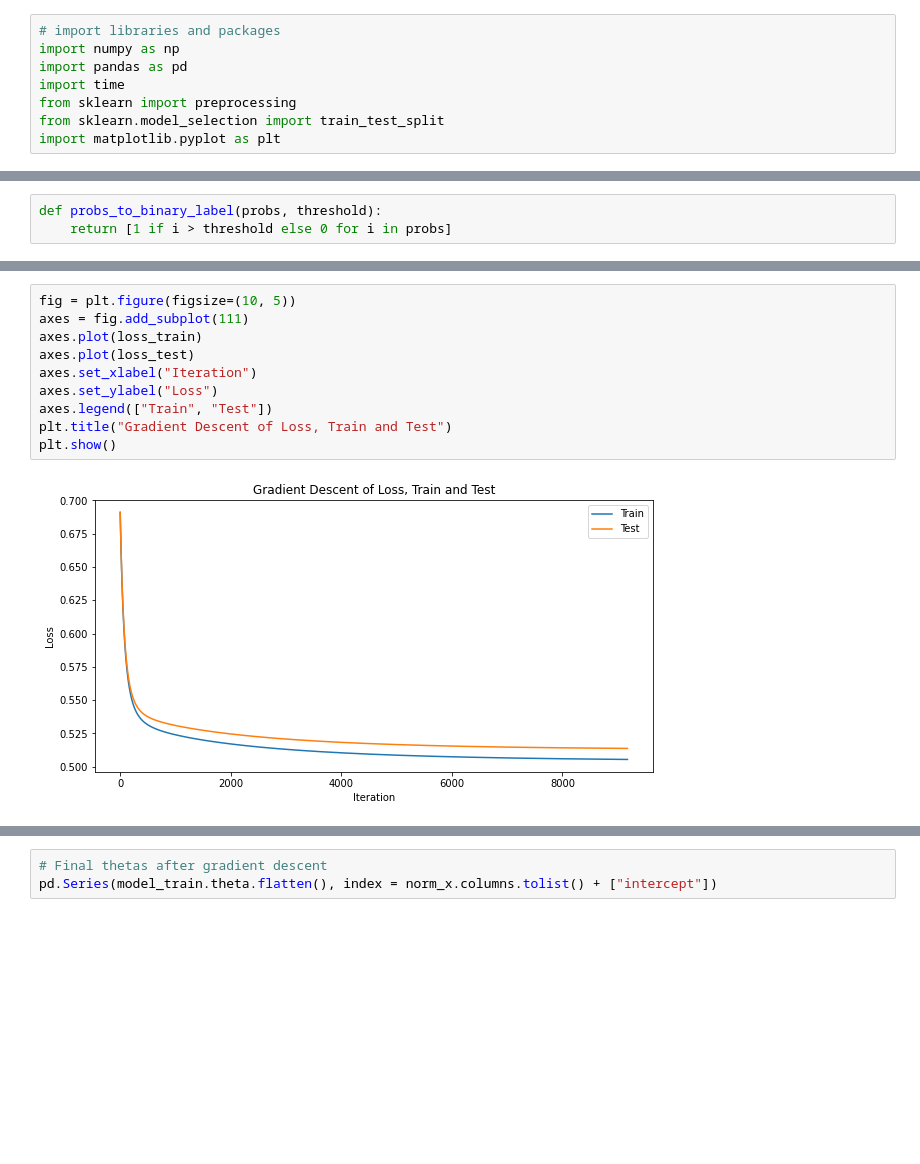
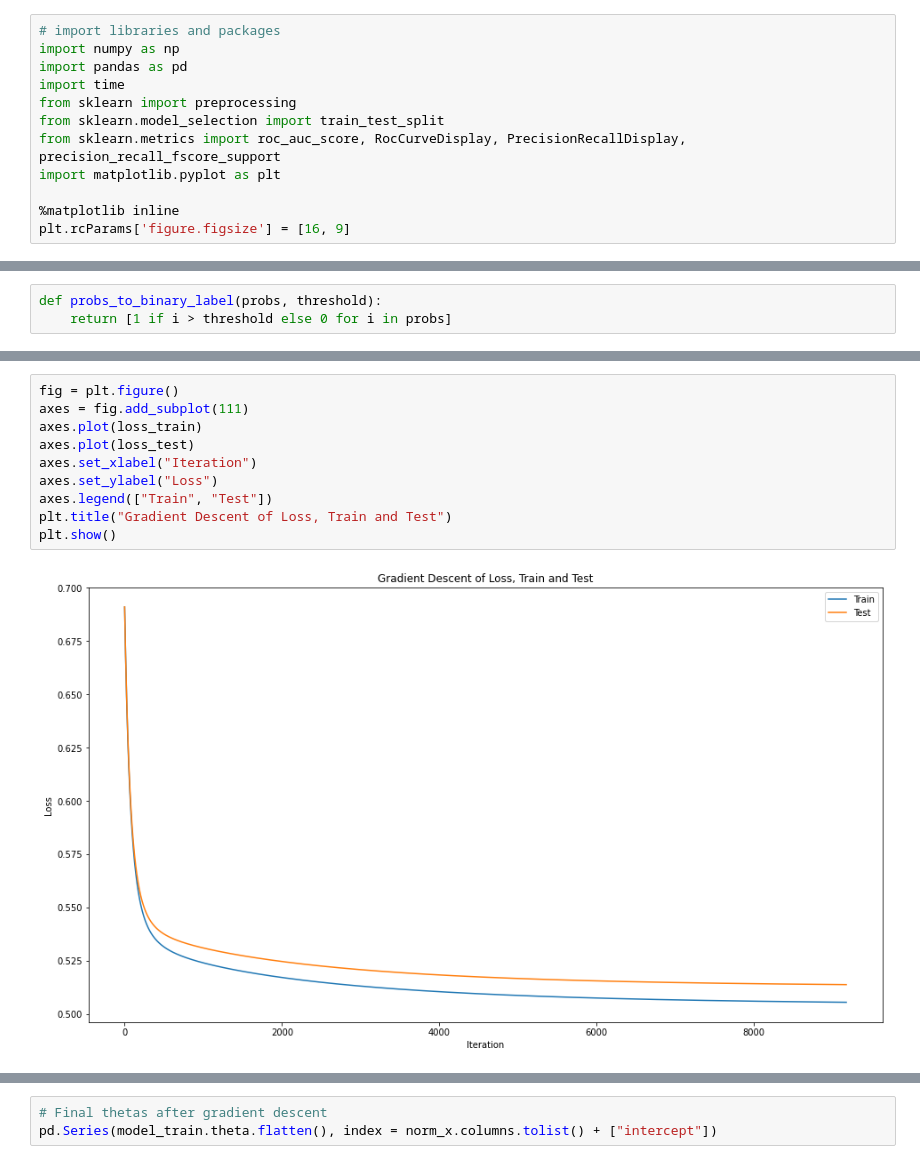
Before and after one commit to yilewang/NeuralNetMath_Project, a Jupyter notebook: fast_logistic_regression.ipynb, the cells around one changed output, grey strips where cells are left out. Cells and saved outputs as stored; diff of their text form; blank space fills up the shorter version.

```diff
--- a/fast_logistic_regression.ipynb
+++ b/fast_logistic_regression.ipynb
@@ -52,7 +52,11 @@ import pandas as pd
 import time
 from sklearn import preprocessing
 from sklearn.model_selection import train_test_split
+from sklearn.metrics import roc_auc_score, RocCurveDisplay, PrecisionRecallDisplay, precision_recall_fscore_support
 import matplotlib.pyplot as plt
+
+%matplotlib inline
+plt.rcParams['figure.figsize'] = [16, 9]
 # %%
 # read the data
 df_data = pd.read_csv("data/user_fake_authentic_2class.csv")
@@ -226,12 +244,12 @@ The accuracy of the Logistic regression in testing dataset is 0.7431370548015104
 # %%
-fig = plt.figure(figsize=(10, 5))
+fig = plt.figure()
 axes = fig.add_subplot(111)
 axes.plot(loss_train)
 axes.plot(loss_test)
 axes.set_xlabel("Iteration")
 axes.set_ylabel("Loss")
 axes.legend(["Train", "Test"])
 plt.title("Gradient Descent of Loss, Train and Test")
 plt.show()
 # %% [output]
-[figure, old version]
+[figure, new version]
```
Also changed, not shown: parts of 12 cells of this notebook.
